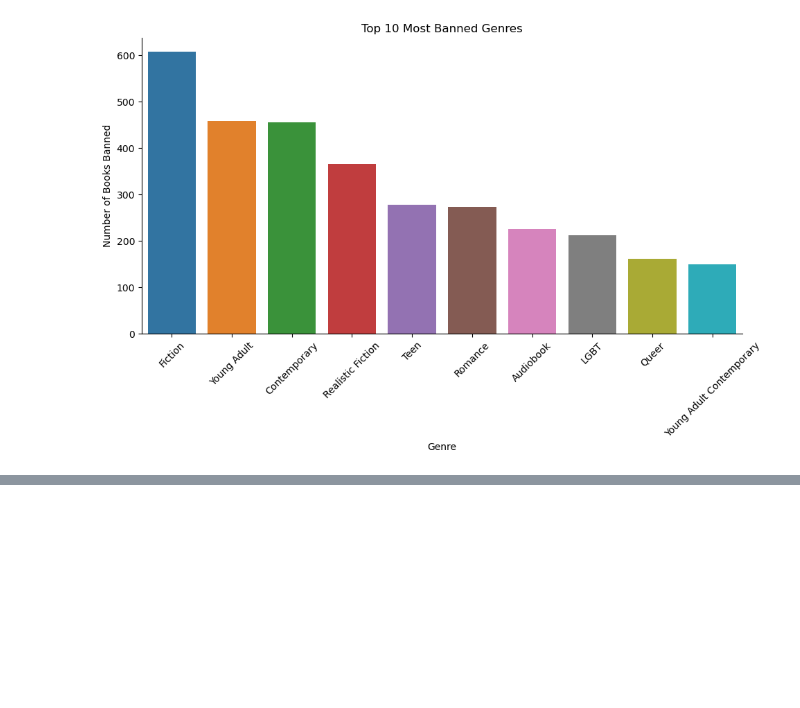
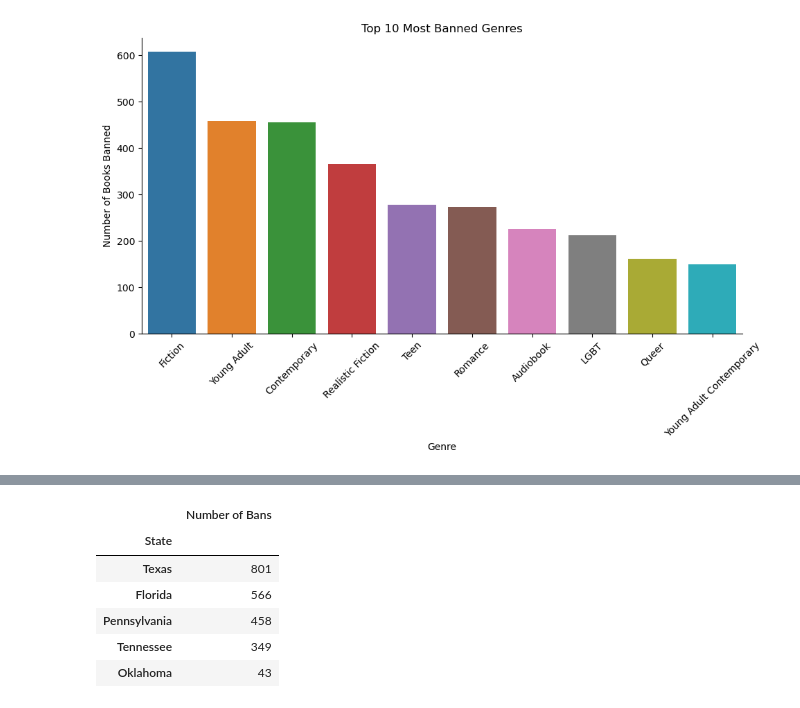
Before and after one commit to yashadoddabele/bannedbooks_project, a Jupyter notebook: bannedbooks.ipynb, the cells around one changed output, grey strips where cells are left out. Saved outputs shown, nothing was run; the diff lists cells and outputs as text; code cells hidden in the pictures; blank space fills up the shorter version.

```diff
--- a/bannedbooks.ipynb
+++ b/bannedbooks.ipynb
@@ -146,0 +154,14 @@ plt.show()
+# %%
+# which states had most bans
+state_bans = df_books.groupby('State').count().sort_values(by = 'Author', ascending = False)
+most_bans = state_bans.head()['Author'].to_frame()
+most_bans = most_bans.rename(columns = {'Author': 'Number of Bans'})
+most_bans
+# %% [output]
+|  | Number of Bans |
+| State |  |
+| Texas | 801 |
+| Florida | 566 |
+| Pennsylvania | 458 |
+| Tennessee | 349 |
+| Oklahoma | 43 |
```
Also changed, not shown: parts of 7 cells of this notebook.
